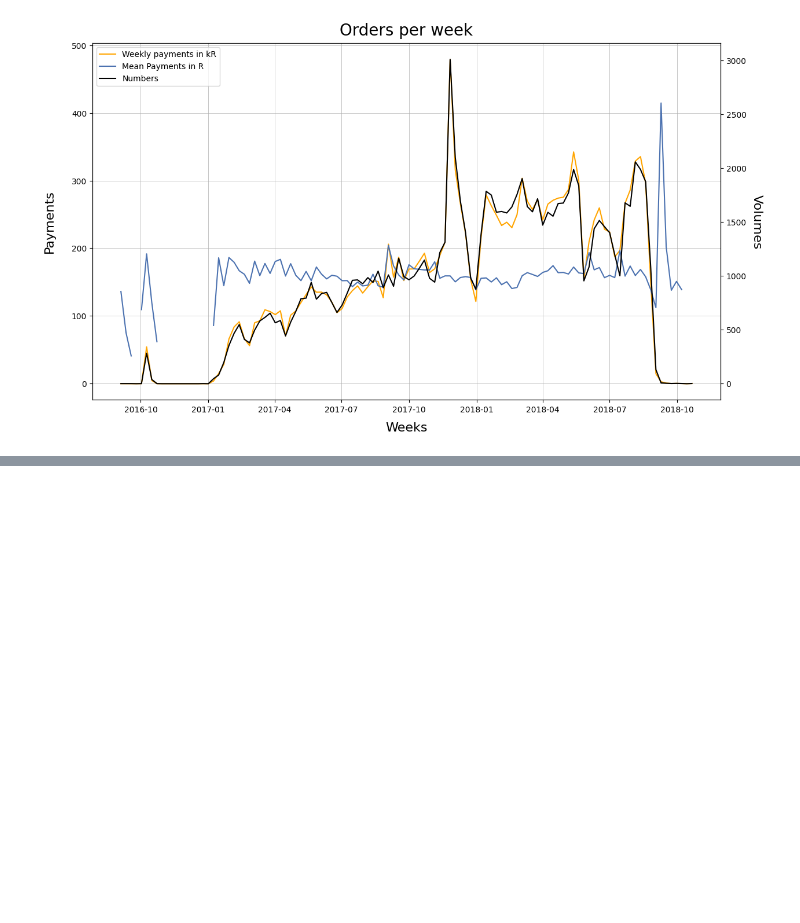
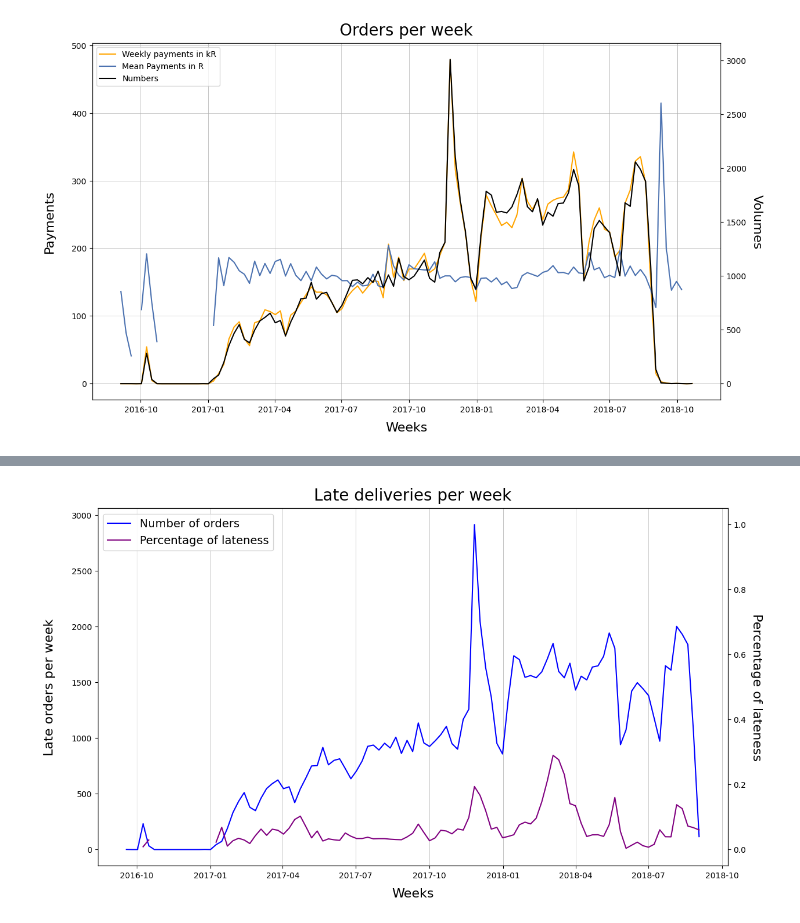
Before and after one commit to SagarDaryanani/OLIST, a Jupyter notebook: Exploratory_Analysis/Metric_Design.ipynb, the cells around one changed output, grey strips where cells are left out. Saved outputs shown, nothing was run; the diff lists cells and outputs as text; code cells hidden in the pictures; blank space fills up the shorter version.

```diff
--- a/Exploratory_Analysis/Metric_Design.ipynb
+++ b/Exploratory_Analysis/Metric_Design.ipynb
@@ -119,0 +229,4 @@ with plt.style.context('seaborn-deep'):
+# %%
+# Computing the wait time between the actual delivery date and the moment a customer ordered their items
+orders['wait_time'] = (orders['order_delivered_customer_date'] -\
+                       orders['order_purchase_timestamp']) / np.timedelta64(24, 'h')
@@ -119,0 +258,16 @@ with plt.style.context('seaborn-deep'):
+# %%
+# Finding which weeks were the worst
+delay_analysis_per_week = orders.set_index('order_purchase_timestamp').resample('W').agg({
+    'delay_vs_expected':np.mean,
+    'wait_time':np.mean,
+    'was_late':np.sum,
+    'order_id':'count'})
+
+delay_analysis_per_week.columns = ['avg_delay_vs_exp', 'avg_wait_time','nb_of_delays', 'nb_of_orders']
+
+delay_analysis_per_week['pct_of_lateness'] = delay_analysis_per_week['nb_of_delays'] / delay_analysis_per_week['nb_of_orders']
+
+print("-"*40)
+print("Delay Analysis per week")
+print("-"*40)
+display(round(delay_analysis_per_week.tail(10),2))
@@ -119,0 +290,48 @@ with plt.style.context('seaborn-deep'):
+# %%
+# Number of Delays vs the Percentage of Delayed Orders per week
+with plt.style.context('seaborn-deep'):
+    # figsize
+    plt.figure(figsize=(14,8))
+    # getting axes
+    ax1 = plt.gca()
+    # duplicating the ax1
+    ax2 = ax1.twinx()
+    # Weekly payments and Mean Payments
+
+    ax1.plot(delay_analysis_per_week['nb_of_orders'],
+             color="blue",
+             label="Number of orders")
+    ax1.set_xlabel("Weeks",
+                   fontsize = 16,
+                   labelpad = 10)
+    ax1.set_ylabel("Late orders per week",
+                   fontsize = 16,
+                   labelpad = 20)
+
+    # Numbers
+    ax2.plot(delay_analysis_per_week['pct_of_lateness'],
+             label="Percentage of lateness",
+             c="purple")
+    ax2.set_ylabel("Percentage of lateness",
+                   fontsize = 16,
+                   rotation = 90*3,
+                   labelpad = 20)
+
+    # Get a conjoined legend
+    lines, labels = ax1.get_legend_handles_labels()
+    lines2, labels2 = ax2.get_legend_handles_labels()
+    ax2.legend(lines + lines2, labels + labels2, loc='upper left', fontsize = 14)
+
+    # Title
+    ax1.set_title('Late deliveries per week',
+                  fontsize = 20,
+                  pad = 10)
+
+    # Vertical lines
+    #ax1.xvlines(x="2018-03-04")
+
+    # Grid
+    ax1.grid(axis="x",linewidth=0.5)
+    plt.show()
+# %% [output]
+[figure, added]
```
Also changed, not shown: parts of 31 cells of this notebook.
